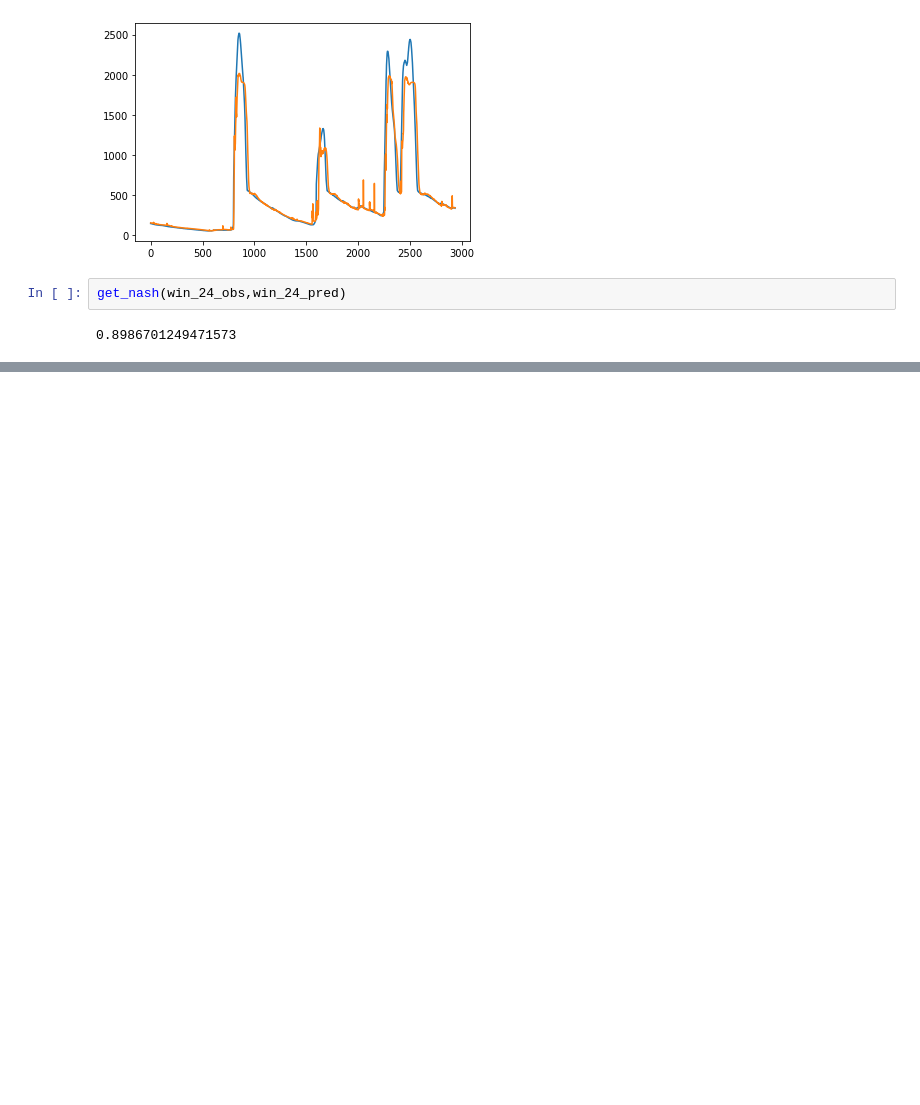
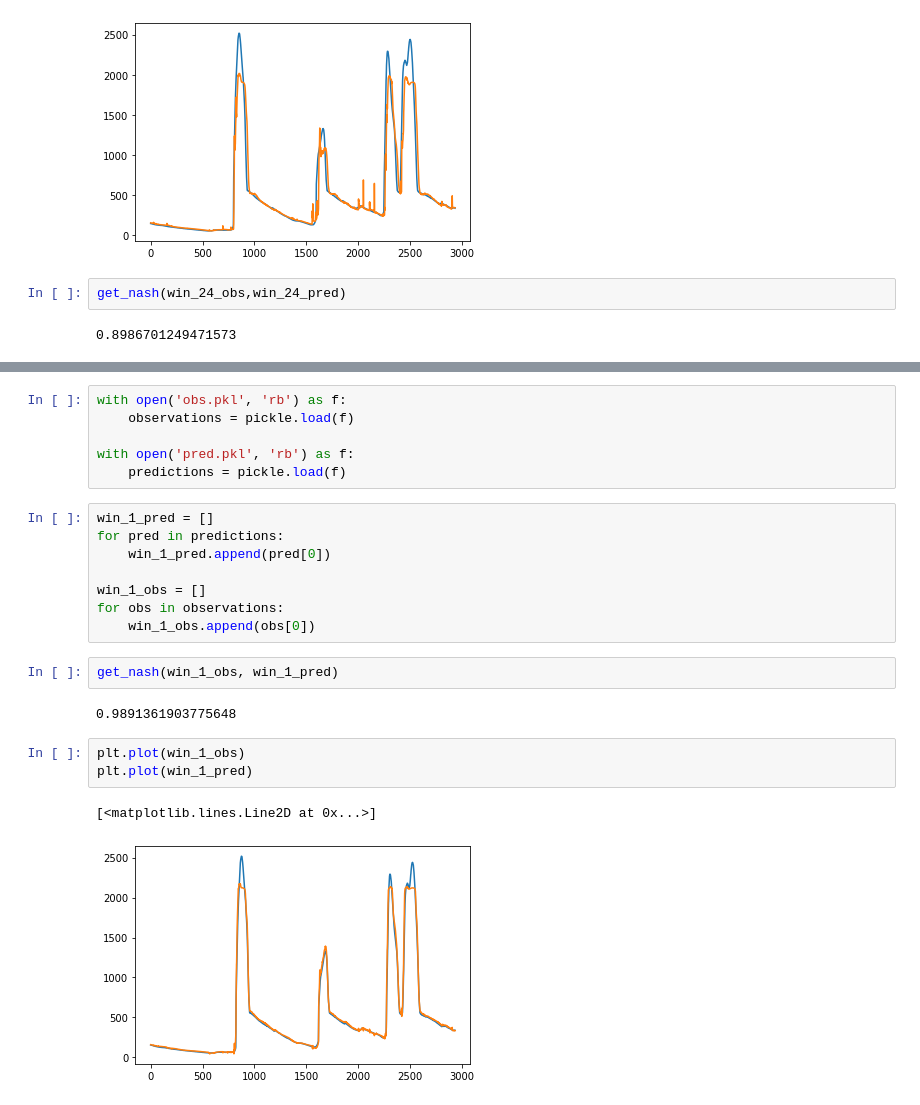
Before and after one commit to colombelli/hydro-ml, a Jupyter notebook: coding_experiments/POC.ipynb, the cells around one changed output, grey strips where cells are left out. Saved outputs shown, nothing was run; the diff lists cells and outputs as text; blank space fills up the shorter version.

```diff
--- a/coding_experiments/POC.ipynb
+++ b/coding_experiments/POC.ipynb
@@ -171,0 +182,24 @@ with open('pred.pkl', 'wb') as f:
+# %%
+with open('obs.pkl', 'rb') as f:
+    observations = pickle.load(f)
+
+with open('pred.pkl', 'rb') as f:
+    predictions = pickle.load(f)
+# %%
+win_1_pred = []
+for pred in predictions:
+    win_1_pred.append(pred[0])
+
+win_1_obs = []
+for obs in observations:
+    win_1_obs.append(obs[0])
+# %%
+get_nash(win_1_obs, win_1_pred)
+# %% [output]
+0.9891361903775648
+# %%
+plt.plot(win_1_obs)
+plt.plot(win_1_pred)
+# %% [output]
+[<matplotlib.lines.Line2D at 0x...>]
+[figure, added]
```
Also changed, not shown: parts of 10 cells of this notebook, 3 other files.
